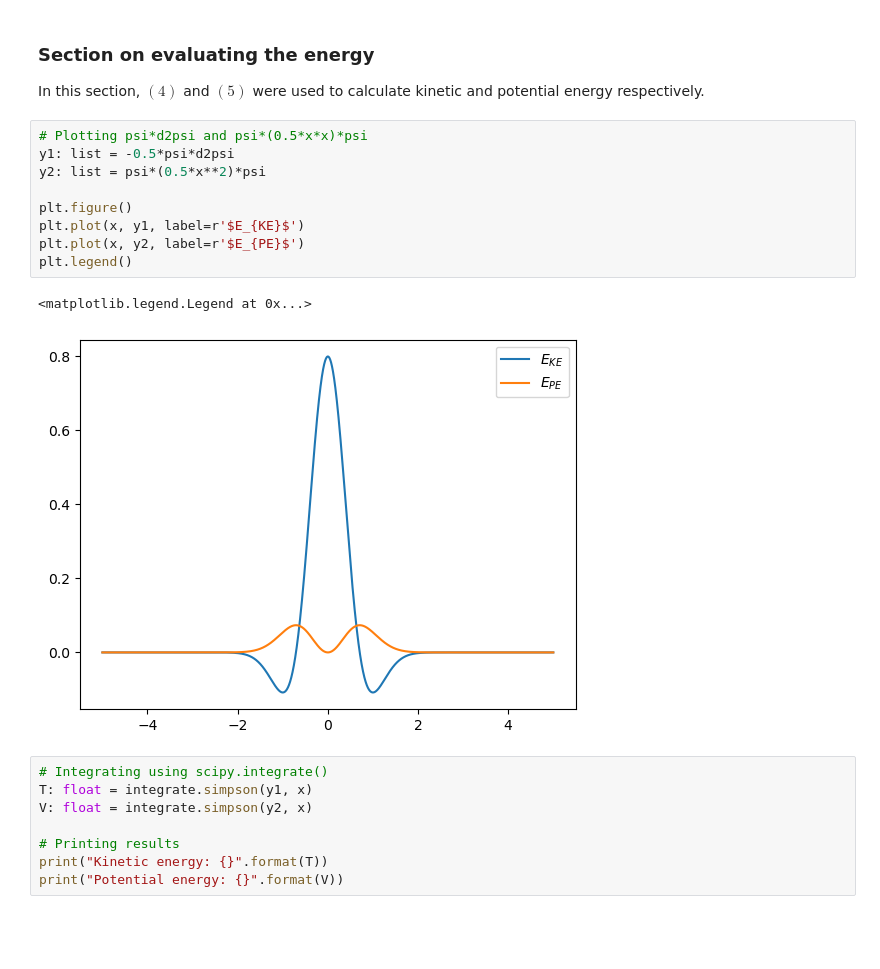
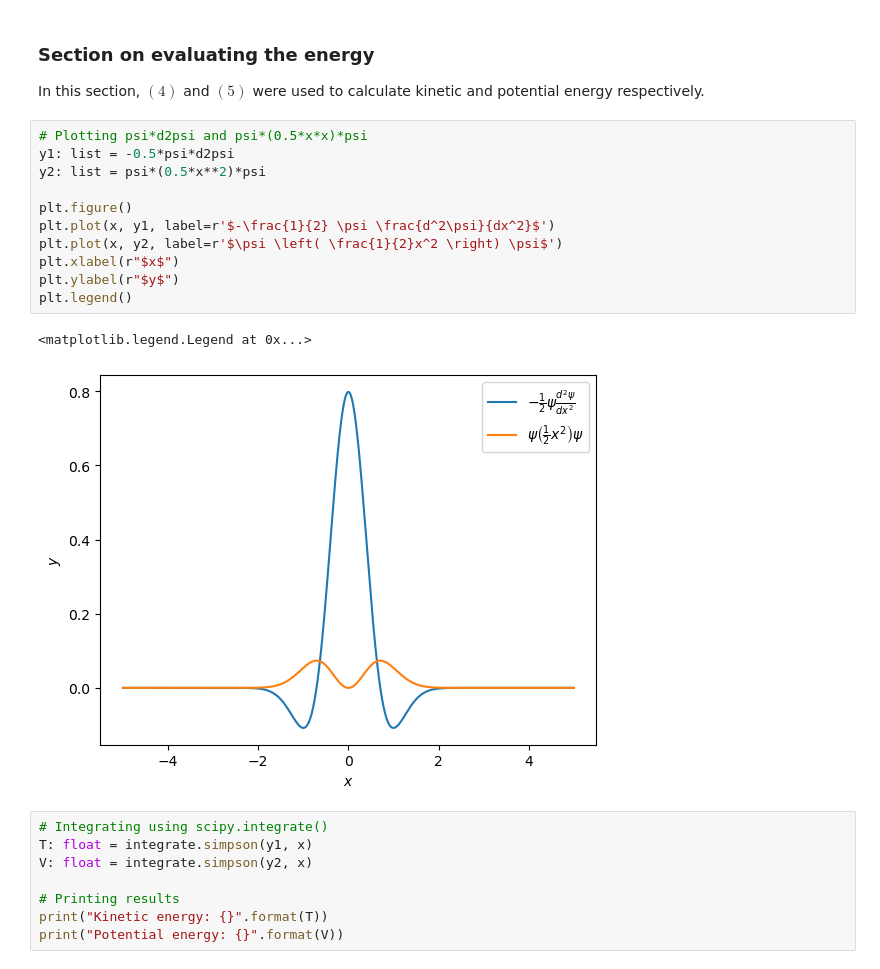
Before and after one commit to zfla/PHAS0030, a Jupyter notebook: Week 3/PHAS0030_W3_ZainFoxLatif.ipynb, the cells around one changed output. Saved outputs shown, nothing was run; the diff lists cells and outputs as text; blank space fills up the shorter version.

Commit message:
Changes to graph formatting

```diff
--- a/Week 3/PHAS0030_W3_ZainFoxLatif.ipynb
+++ b/Week 3/PHAS0030_W3_ZainFoxLatif.ipynb
@@ -64,15 +64,17 @@ In this section, $\mathrm{(4)}$ and $\mathrm{(5)}$ were used to calculate kineti
 # %%
 # Plotting psi*d2psi and psi*(0.5*x*x)*psi
 y1: list = -0.5*psi*d2psi
 y2: list = psi*(0.5*x**2)*psi
 
 plt.figure()
-plt.plot(x, y1, label=r'$E_{KE}$')
-plt.plot(x, y2, label=r'$E_{PE}$')
+plt.plot(x, y1, label=r'$-\frac{1}{2} \psi \frac{d^2\psi}{dx^2}$')
+plt.plot(x, y2, label=r'$\psi \left( \frac{1}{2}x^2 \right) \psi$')
+plt.xlabel(r"$x$")
+plt.ylabel(r"$y$")
 plt.legend()
 # %% [output]
 <matplotlib.legend.Legend at 0x...>
-[figure, old version]
+[figure, new version]
 # %%
 # Integrating using scipy.integrate()
 T: float = integrate.simpson(y1, x)
```
